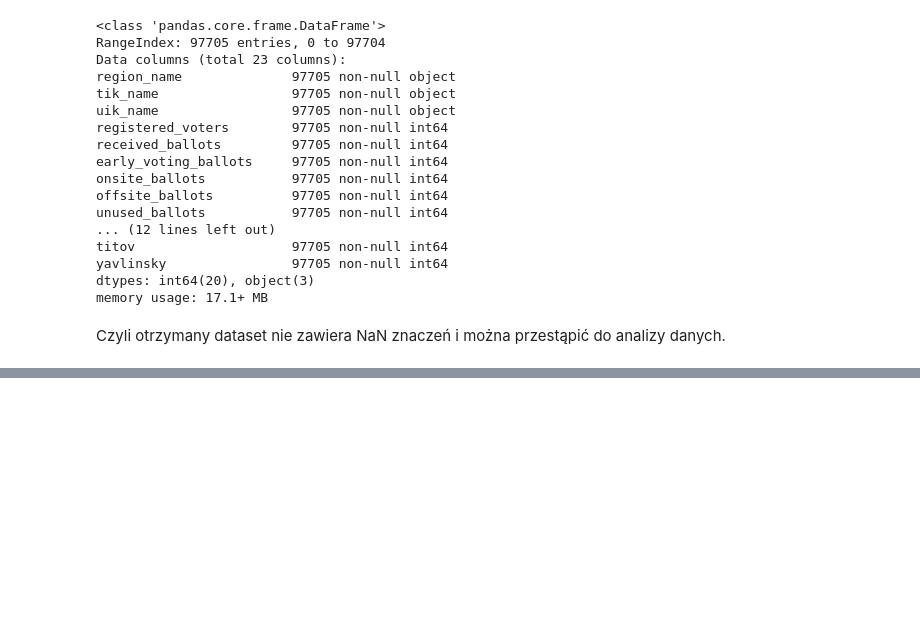
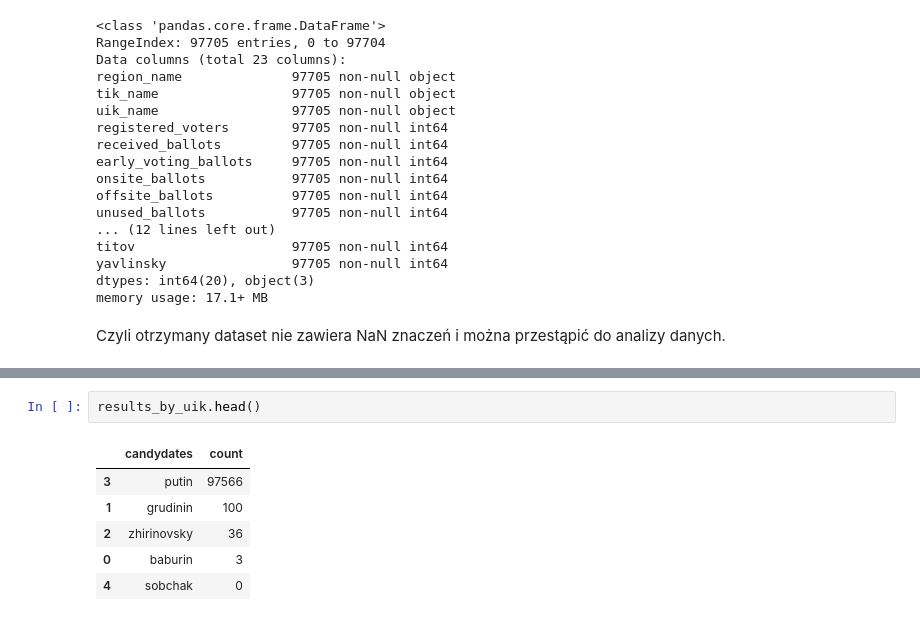
Before and after one commit to vadzhuravlev/ONS, a Jupyter notebook: Project.ipynb, the cells around one changed output, grey strips where cells are left out. Drawn from its saved outputs; the diff is of its cells as text; blank space fills up the shorter version.

```diff
--- a/Project.ipynb
+++ b/Project.ipynb
@@ -117,0 +228,9 @@ memory usage: 11.4+ MB
+# %%
+results_by_uik.head()
+# %% [output]
+|  | candydates | count |
+| 3 | putin | 97566 |
+| 1 | grudinin | 100 |
+| 2 | zhirinovsky | 36 |
+| 0 | baburin | 3 |
+| 4 | sobchak | 0 |
```
Also changed, not shown: parts of 39 cells of this notebook.
